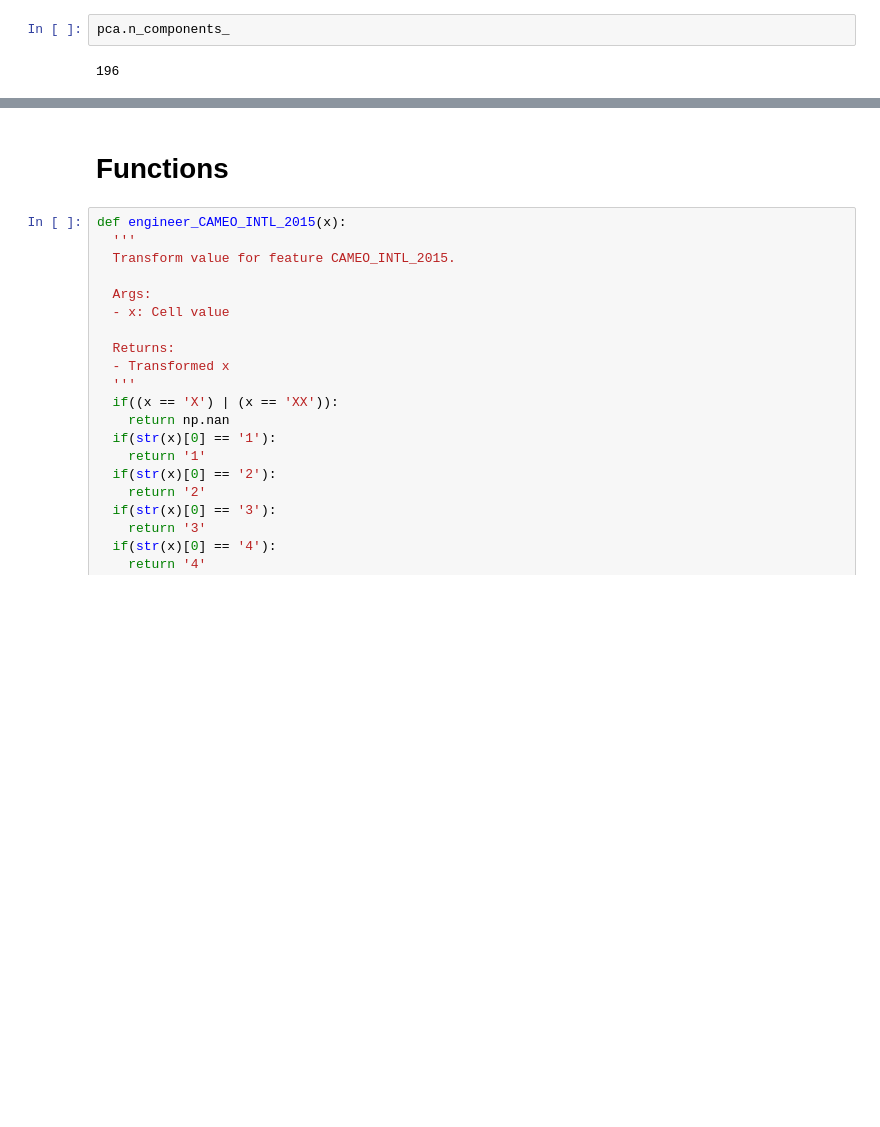
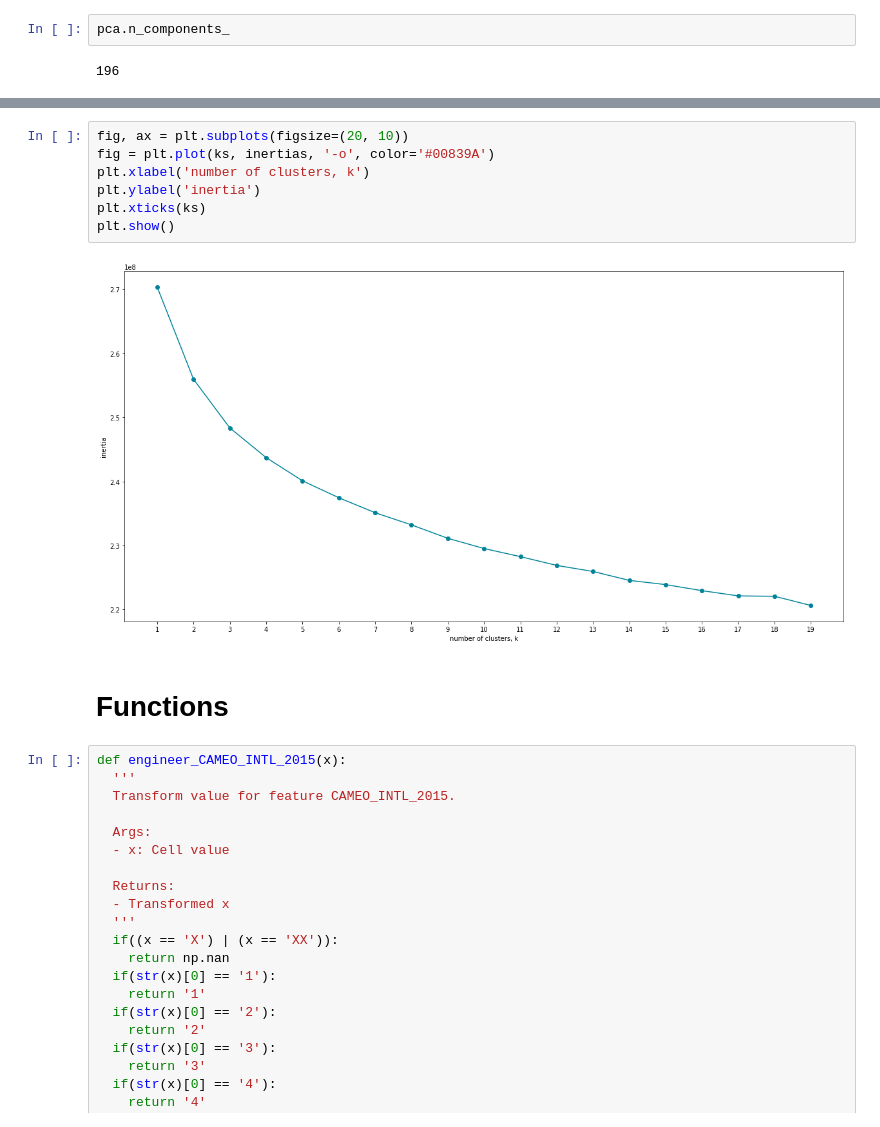
Before and after one commit to TobiPrae/customer_segmentation, a Jupyter notebook: CustomerSegmentation.ipynb, the cells around one changed output, grey strips where cells are left out. Drawn from its saved outputs; the diff is of its cells as text; blank space fills up the shorter version.

```diff
--- a/CustomerSegmentation.ipynb
+++ b/CustomerSegmentation.ipynb
@@ -447,3 +519,12 @@ reduced_data.shape
+# %%
+fig, ax = plt.subplots(figsize=(20, 10))
+fig = plt.plot(ks, inertias, '-o', color='#00839A')
+plt.xlabel('number of clusters, k')
+plt.ylabel('inertia')
+plt.xticks(ks)
+plt.show()
+# %% [output]
+[figure, added]
 # %% [markdown]
 # Functions
 # %%
```
Also changed, not shown: parts of 6 cells of this notebook.
